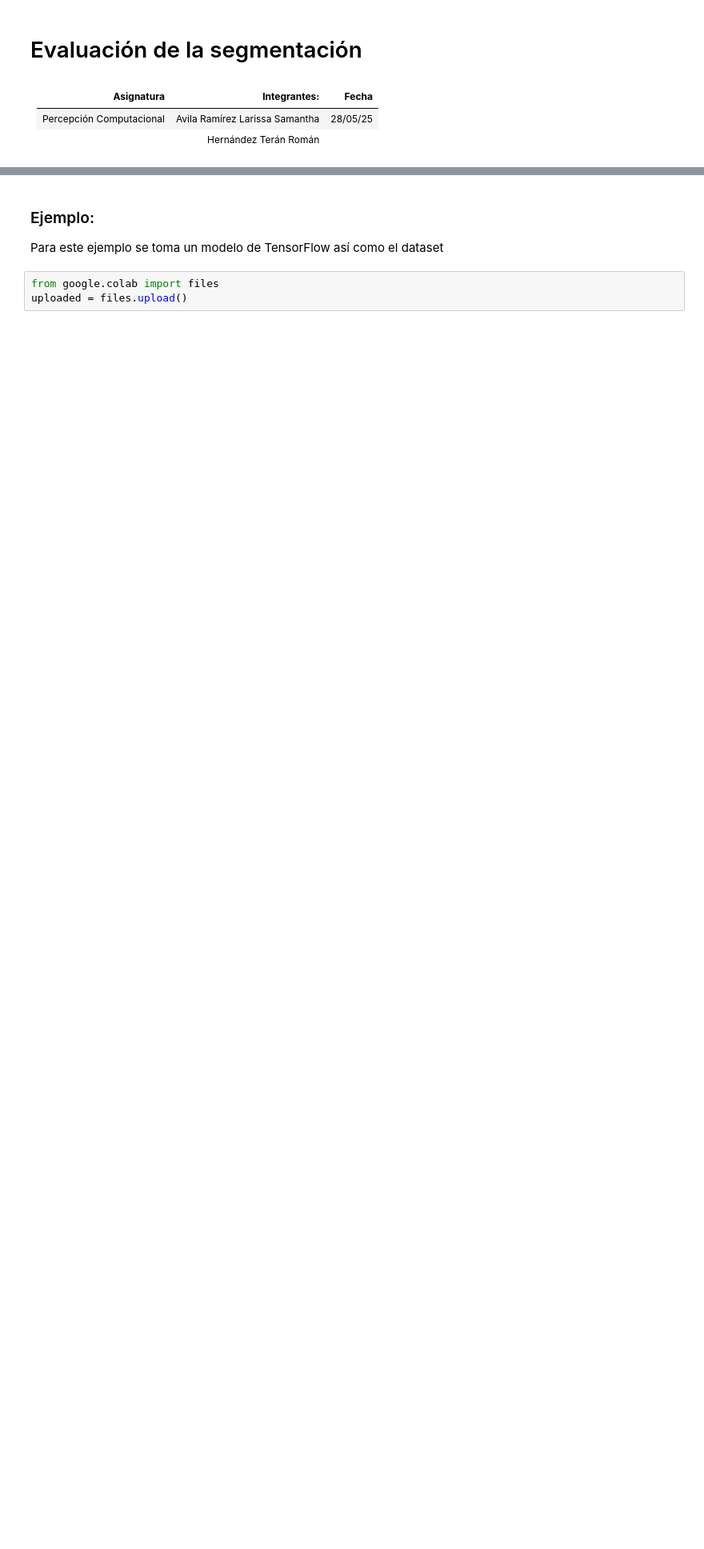
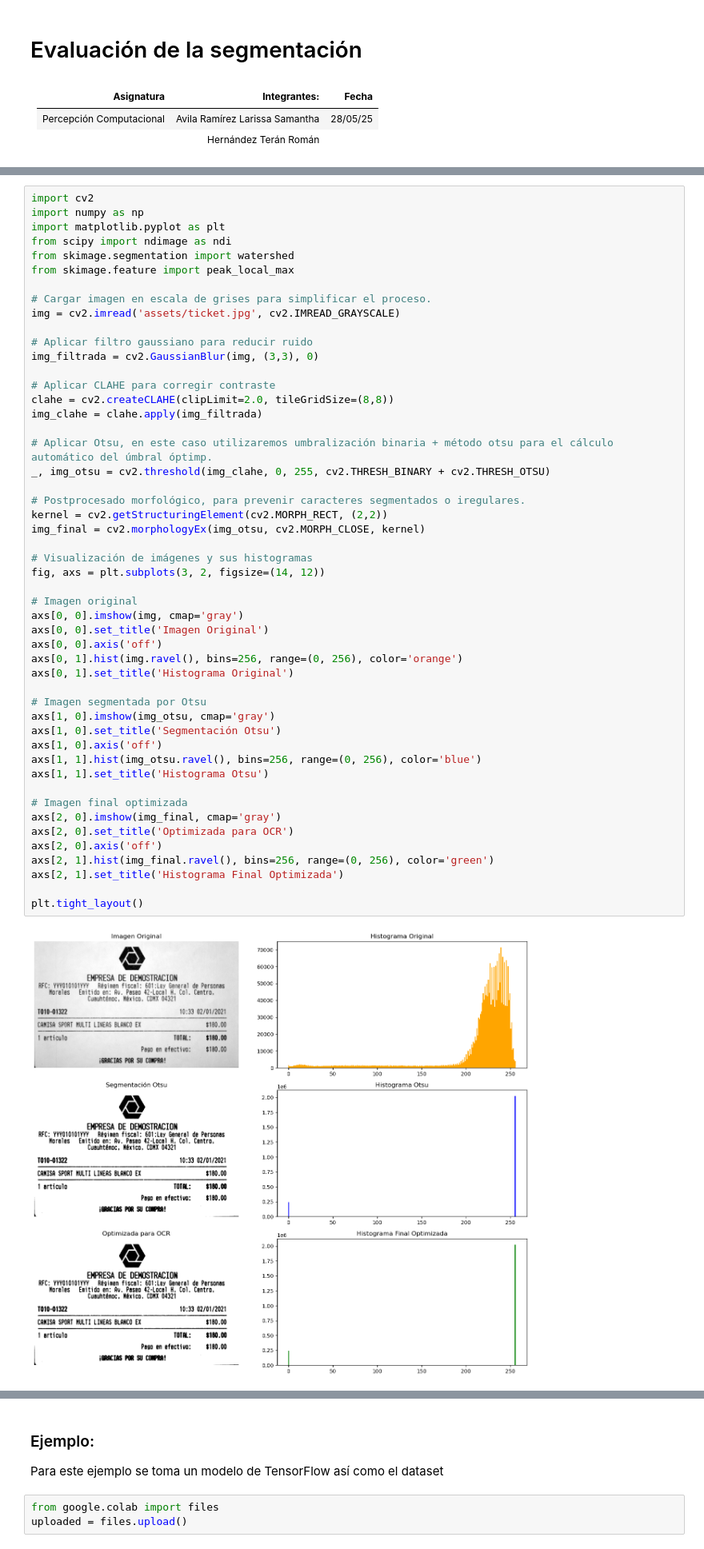
Before and after one commit to Lariicsa/pc_t3, a Jupyter notebook: pc3.ipynb, the cells around one changed output, grey strips where cells are left out. Shown at 80% size. Cells and saved outputs as stored; diff of their text form; blank space fills up the shorter version.

Commit message:
Add Roman otsu

```diff
--- a/pc3.ipynb
+++ b/pc3.ipynb
@@ -33,0 +55,52 @@ La ground truth no es estática; evoluciona con el tiempo, reflejando patrones y
+# %%
+import cv2
+import numpy as np
+import matplotlib.pyplot as plt
+from scipy import ndimage as ndi
+from skimage.segmentation import watershed
+from skimage.feature import peak_local_max
+
+# Cargar imagen en escala de grises para simplificar el proceso.
+img = cv2.imread('assets/ticket.jpg', cv2.IMREAD_GRAYSCALE)
+
+# Aplicar filtro gaussiano para reducir ruido
+img_filtrada = cv2.GaussianBlur(img, (3,3), 0)
+
+# Aplicar CLAHE para corregir contraste
+clahe = cv2.createCLAHE(clipLimit=2.0, tileGridSize=(8,8))
+img_clahe = clahe.apply(img_filtrada)
+
+# Aplicar Otsu, en este caso utilizaremos umbralización binaria + método otsu para el cálculo automático del úmbral óptimp.
+_, img_otsu = cv2.threshold(img_clahe, 0, 255, cv2.THRESH_BINARY + cv2.THRESH_OTSU)
+
+# Postprocesado morfológico, para prevenir caracteres segmentados o iregulares.
+kernel = cv2.getStructuringElement(cv2.MORPH_RECT, (2,2))
+img_final = cv2.morphologyEx(img_otsu, cv2.MORPH_CLOSE, kernel)
+
+# Visualización de imágenes y sus histogramas
+fig, axs = plt.subplots(3, 2, figsize=(14, 12))
+
+# Imagen original
+axs[0, 0].imshow(img, cmap='gray')
+axs[0, 0].set_title('Imagen Original')
+axs[0, 0].axis('off')
+axs[0, 1].hist(img.ravel(), bins=256, range=(0, 256), color='orange')
+axs[0, 1].set_title('Histograma Original')
+
+# Imagen segmentada por Otsu
+axs[1, 0].imshow(img_otsu, cmap='gray')
+axs[1, 0].set_title('Segmentación Otsu')
+axs[1, 0].axis('off')
+axs[1, 1].hist(img_otsu.ravel(), bins=256, range=(0, 256), color='blue')
+axs[1, 1].set_title('Histograma Otsu')
+
+# Imagen final optimizada
+axs[2, 0].imshow(img_final, cmap='gray')
+axs[2, 0].set_title('Optimizada para OCR')
+axs[2, 0].axis('off')
+axs[2, 1].hist(img_final.ravel(), bins=256, range=(0, 256), color='green')
+axs[2, 1].set_title('Histograma Final Optimizada')
+
+plt.tight_layout()
+# %% [output]
+[figure, added]
```
Also changed, not shown: parts of 12 cells of this notebook, 4 other files.
